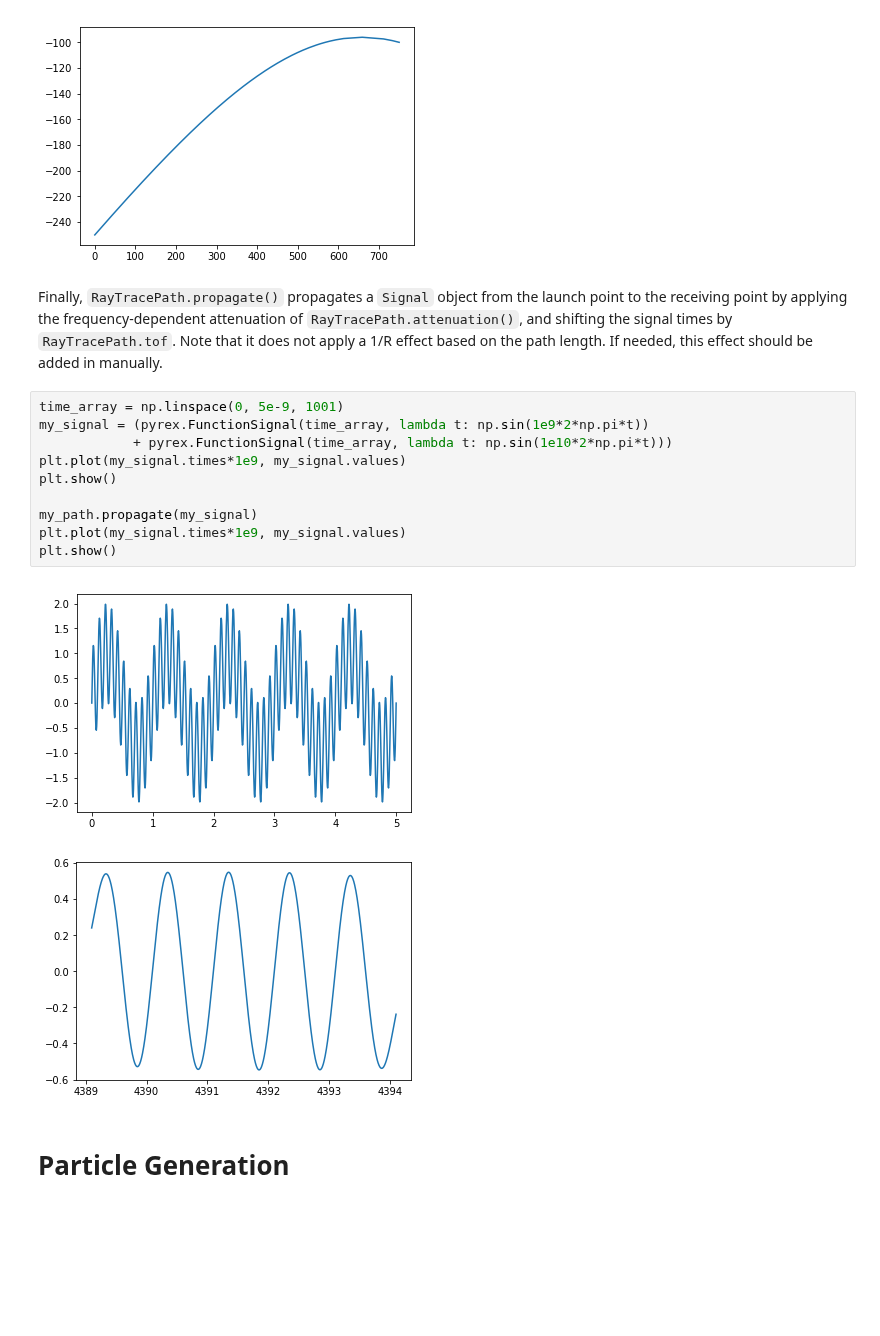
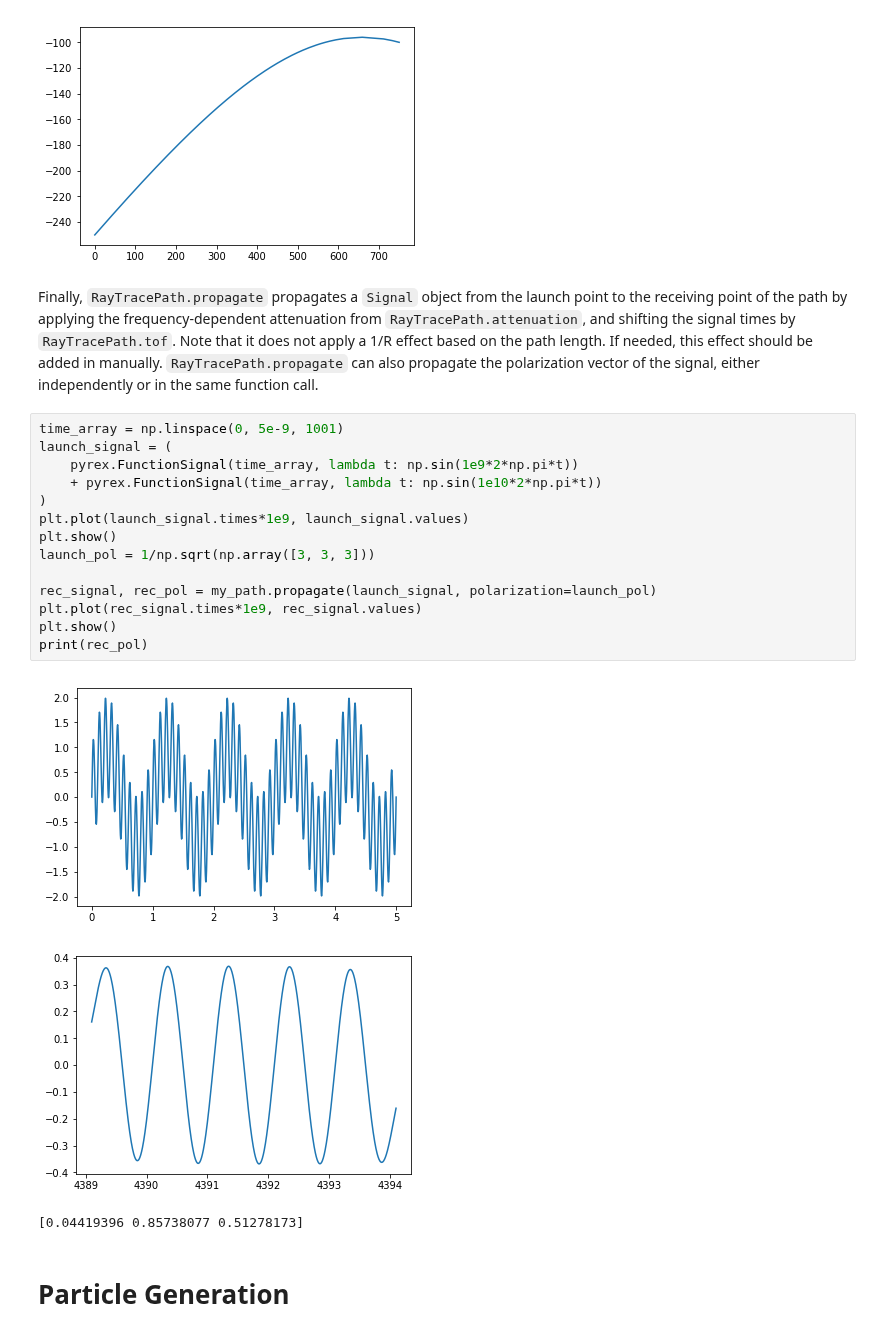
Before and after one commit to bhokansonfasig/pyrex, a Jupyter notebook: examples/Code Examples.ipynb, the cells around one changed output. Saved outputs shown, nothing was run; the diff lists cells and outputs as text; blank space fills up the shorter version.

```diff
--- a/examples/Code Examples.ipynb
+++ b/examples/Code Examples.ipynb
@@ -581,20 +585,25 @@ plt.show()
 [0.76730746 0.68491608 0.63793496 0.60408896 0.57738512 0.55523965]
 [figure]
 # %% [markdown]
-Finally, ``RayTracePath.propagate()`` propagates a ``Signal`` object from the launch point to the receiving point by applying the frequency-dependent attenuation of ``RayTracePath.attenuation()``, and shifting the signal times by ``RayTracePath.tof``. Note that it does not apply a 1/R effect based on the path length. If needed, this effect should be added in manually.
+Finally, ``RayTracePath.propagate`` propagates a ``Signal`` object from the launch point to the receiving point of the path by applying the frequency-dependent attenuation from ``RayTracePath.attenuation``, and shifting the signal times by ``RayTracePath.tof``. Note that it does not apply a 1/R effect based on the path length. If needed, this effect should be added in manually. ``RayTracePath.propagate`` can also propagate the polarization vector of the signal, either independently or in the same function call.
 # %%
 time_array = np.linspace(0, 5e-9, 1001)
-my_signal = (pyrex.FunctionSignal(time_array, lambda t: np.sin(1e9*2*np.pi*t))
-            + pyrex.FunctionSignal(time_array, lambda t: np.sin(1e10*2*np.pi*t)))
-plt.plot(my_signal.times*1e9, my_signal.values)
+launch_signal = (
+    pyrex.FunctionSignal(time_array, lambda t: np.sin(1e9*2*np.pi*t))
+    + pyrex.FunctionSignal(time_array, lambda t: np.sin(1e10*2*np.pi*t))
+)
+plt.plot(launch_signal.times*1e9, launch_signal.values)
 plt.show()
+launch_pol = 1/np.sqrt(np.array([3, 3, 3]))
 
-my_path.propagate(my_signal)
-plt.plot(my_signal.times*1e9, my_signal.values)
+rec_signal, rec_pol = my_path.propagate(launch_signal, polarization=launch_pol)
+plt.plot(rec_signal.times*1e9, rec_signal.values)
 plt.show()
+print(rec_pol)
 # %% [output]
 [figure]
-[figure, old version]
+[figure, new version]
+[0.04419396 0.85738077 0.51278173]
 # %% [markdown]
 <a id="particles"></a>
 # Particle Generation
```
Also changed, not shown: parts of 24 cells of this notebook, 13 other files.
